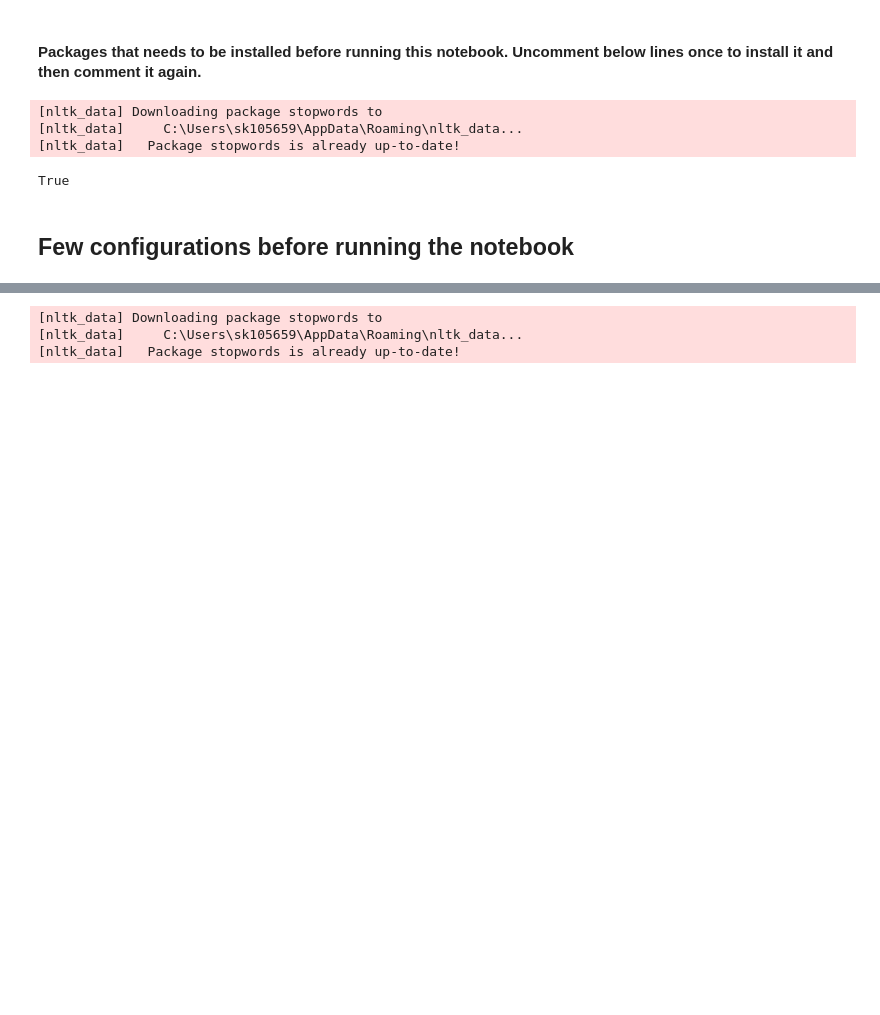
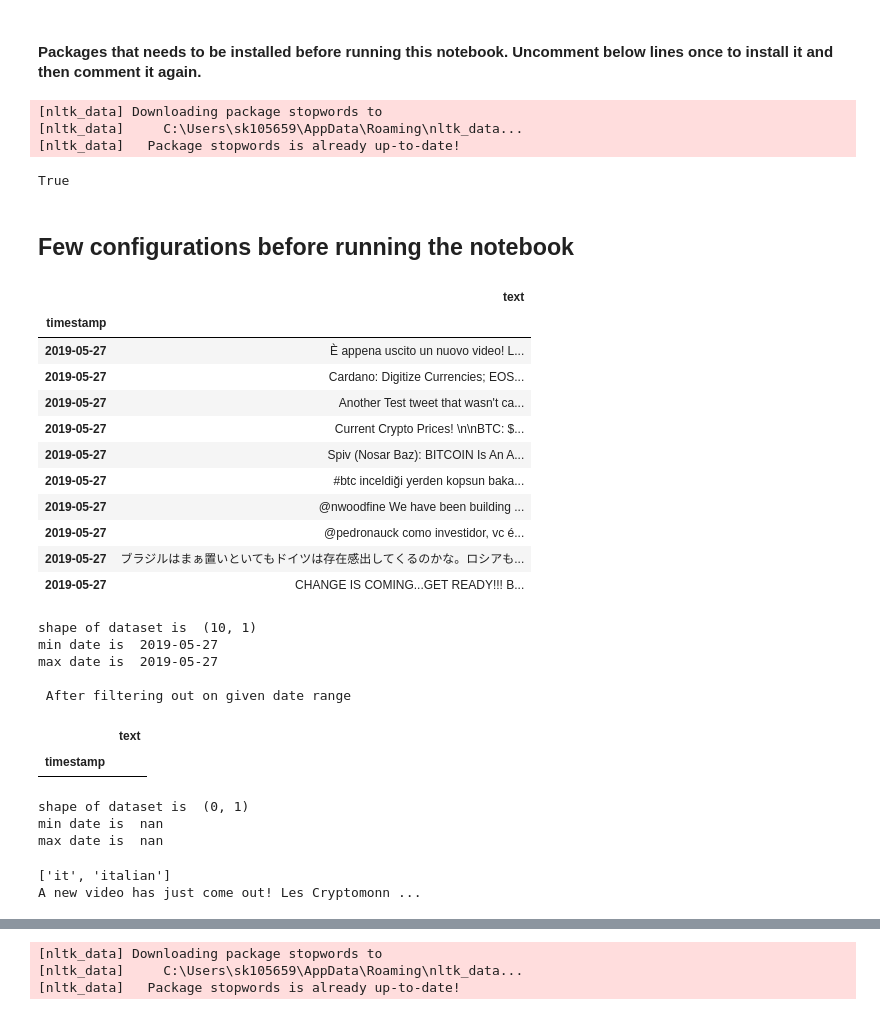
Before and after one commit to sachin376/learning-bigdata-project3-crypto_tweets_analysis, a Jupyter notebook: Project_crypto_tweets_analysis_v1.ipynb, the cells around one changed output, grey strips where cells are left out. Saved outputs shown, nothing was run; the diff lists cells and outputs as text; code cells hidden in the pictures; blank space fills up the shorter version.

```diff
--- a/Project_crypto_tweets_analysis_v1.ipynb
+++ b/Project_crypto_tweets_analysis_v1.ipynb
@@ -184,27 +177,52 @@ def filter_by_daterange(df):
     df[filtered_business_days]
     return df
 # %%
-########### Below function is just for anlysing the dataset #####################################################
 
+""" Below function is just for anlysing the datasets """
 def analysing_dataset(df):
     display(df)
-    display(df.info())
-    display(df.index.min())
-    display(df.index.max())
-#     finding maximum and minimum date
+    #  display(df.info())
+    print('shape of dataset is ', df.shape)
+    print('min date is ', df.index.min())
+    print('max date is ', df.index.max())
 
-
-########### Testing block #####################################################################################################
-# bitcoin_tweets_dataset_df_cleaned = read_and_clean_input_file(bitcoin_tweets_dataset_filepath)
-# analysing_dataset(bitcoin_tweets_dataset_df_cleaned)
-# bitcoin_tweets_dataset_df_cleaned = filter_by_daterange(bitcoin_tweets_dataset_df_cleaned)
-# analysing_dataset(bitcoin_tweets_dataset_df_cleaned)
+########### Testing block #########################################################################################
+temp_df = read_and_clean_input_file(bitcoin_tweets_dataset_filepath, no_of_records=10)
+analysing_dataset(temp_df)
+temp_df = filter_by_daterange(temp_df)
+print('\n After filtering out on given date range ')
+analysing_dataset(temp_df)
+# %% [output]
+|  | text |
+| timestamp |  |
+| 2019-05-27 | È appena uscito un nuovo video! L... |
+| 2019-05-27 | Cardano: Digitize Currencies; EOS... |
+| 2019-05-27 | Another Test tweet that wasn't ca... |
+| 2019-05-27 | Current Crypto Prices! \n\nBTC: $... |
+| 2019-05-27 | Spiv (Nosar Baz): BITCOIN Is An A... |
+| 2019-05-27 | #btc inceldiği yerden kopsun baka... |
+| 2019-05-27 | @nwoodfine We have been building ... |
+| 2019-05-27 | @pedronauck como investidor, vc é... |
+| 2019-05-27 | ブラジルはまぁ置いといてもドイツは存在感出してくるのかな。ロシアも... |
+| 2019-05-27 | CHANGE IS COMING...GET READY!!! B... |
+shape of dataset is  (10, 1)
+min date is  2019-05-27
+max date is  2019-05-27
+
+ After filtering out on given date range
+|  | text |
+| timestamp |  |
+shape of dataset is  (0, 1)
+min date is  nan
+max date is  nan
 # %%
 from google_trans_new import google_translator
 
+
+""" Below function is dedect and translate the non-eng tweets to eng tweets """
 # translator = google_translator()
-translator = google_translator(timeout=30)
-# translator = google_translator(url_suffix="https",timeout=5,proxies={'https':'206.189.44.99:8080','http':'96.9.77.203:55667','https':'140.227.68.230:58888','https':'72.196.184.54:8081' })
+# translator = google_translator(url_suffix="hk",timeout=5,proxies={'https':'206.189.44.99:8080','http':'96.9.77.203:55667'})
+translator = google_translator(timeout=40)
 detector = google_translator()
 
 def add_english_translated_tweets_to_df(df):
@@ -213,14 +231,12 @@ def add_english_translated_tweets_to_df(df):
     for tweet in df['text']:
         if len(tweet)!=0:
             if is_detect_lang_required == 1 :
-                print("detecting lan first")
                 detect_lang = detector.detect(tweet)
                 if (detect_lang != ['en', 'english']) :
                     english_translated_col.append(translatoror.translate(tweet,lang_tgt='en') )
                 else:
                     english_translated_col.append(tweet)
             else:
-                print("detecting lan not required")
                 english_translated_col.append(translator.translate(tweet,lang_tgt='en') )
         else:
             english_translated_col.append(None)
@@ -228,20 +244,21 @@ def add_english_translated_tweets_to_df(df):
     df['english_translated'] = english_translated_col
     return df
 
-############  Testing block  ##########################################
 
-# function to detect lan
-# detector = google_translator()
-# text = "È appena uscito un nuovo video! LES CRYPTOMONN..."
-# text = "Another text which is already in english, so should not be translated."
-# detect_lang = 'translate all text'
-# detect_lang = detector.detect(text)
-# print(detect_lang)
+############  Testing block  ##############################################################################
+#### function to detect lan  ################################
+text1 = "Another text which is already in english, so should not be translated."
+text2 = "È appena uscito un nuovo video! LES CRYPTOMONN..."
+detect_lang = detector.detect(text2)
+print(detect_lang)
 
-
-# function to translate the text to english
-# if (detect_lang != ['en', 'english']) :
-#     print(translator.translate(text,lang_tgt='en') )
-# print(translator.translate(text,lang_tgt='en') )
+#### function to translate the text to english ################
+if (detect_lang != ['en', 'english']) :
+    print(translator.translate(text2,lang_tgt='en') )
+else:
+    print(text2)
+# %% [output]
+['it', 'italian']
+A new video has just come out! Les Cryptomonn ...
 # %%
 
```
Also changed, not shown: parts of 12 cells of this notebook, 2 other files.
